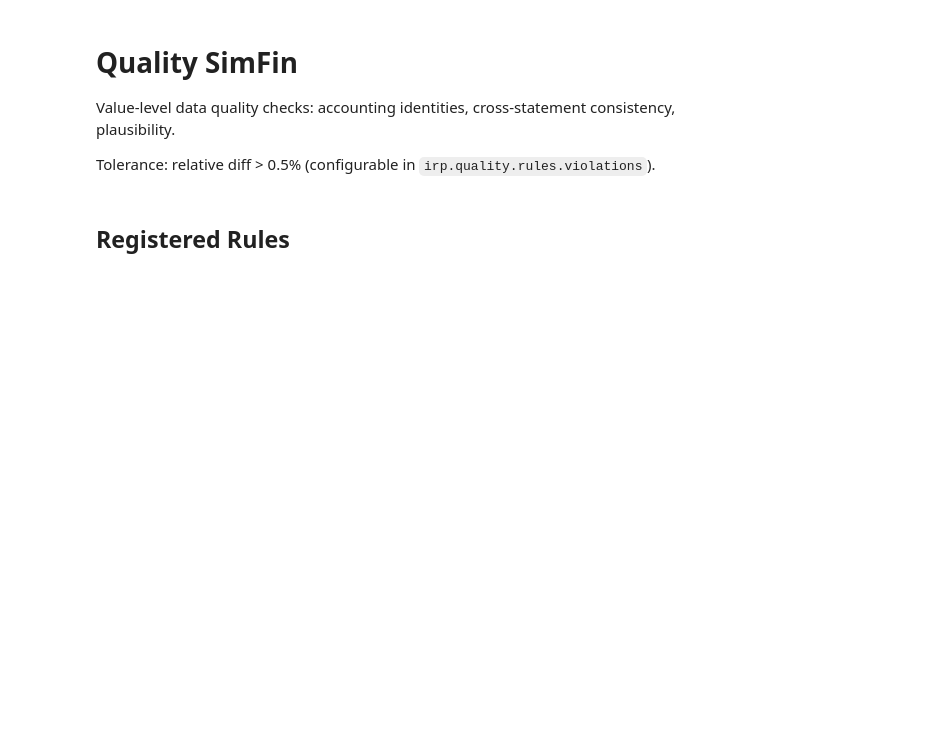
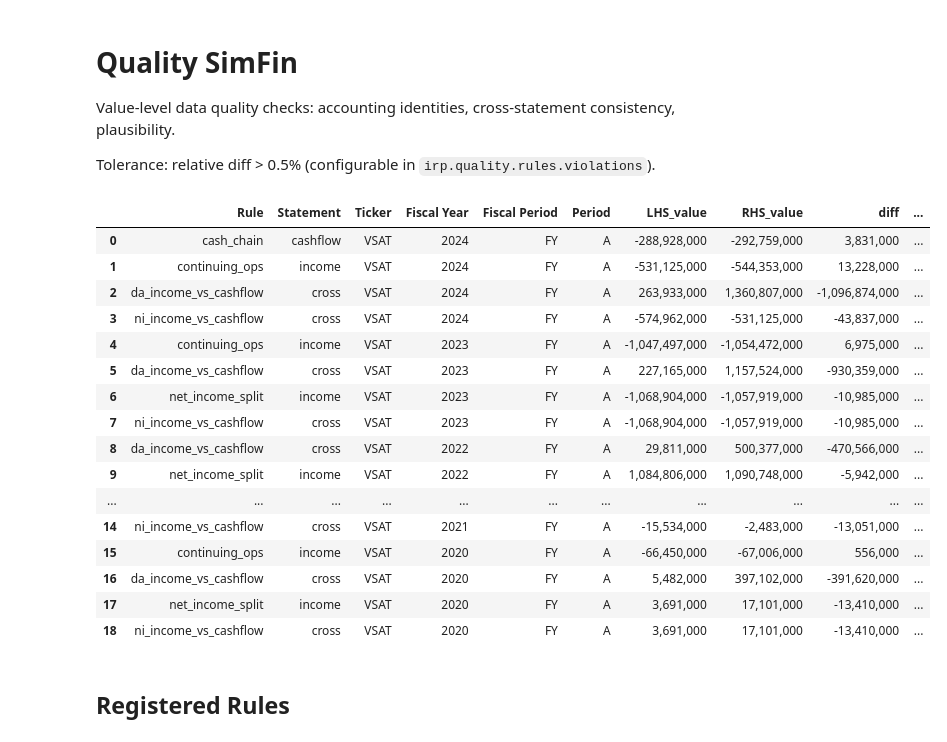
Before and after one commit to marcdumon/investment_research_platform, a Jupyter notebook: notebooks/quality_simfin.ipynb, the cells around one changed output. Drawn from its saved outputs; the diff is of its cells as text; code cells hidden in the pictures; blank space fills up the shorter version.

```diff
--- a/notebooks/quality_simfin.ipynb
+++ b/notebooks/quality_simfin.ipynb
@@ -28,6 +28,26 @@ _NUM_FMT: ExtFormatter = {
 }
 
 SAMPLE = ['AAPL', 'MSFT', 'NVDA', 'GOOGL', 'AMZN', 'META', 'JPM', 'XOM', 'JNJ', 'WMT']
+# %%
+run(['VSAT']).style.format(_NUM_FMT)
+# %% [output]
+|  | Rule | Statement | Ticker | Fiscal Year | Fiscal Period | Period | LHS_value | RHS_value | diff | ... |
+| 0 | cash_chain | cashflow | VSAT | 2024 | FY | A | -288,928,000 | -292,759,000 | 3,831,000 | ... |
+| 1 | continuing_ops | income | VSAT | 2024 | FY | A | -531,125,000 | -544,353,000 | 13,228,000 | ... |
+| 2 | da_income_vs_cashflow | cross | VSAT | 2024 | FY | A | 263,933,000 | 1,360,807,000 | -1,096,874,000 | ... |
+| 3 | ni_income_vs_cashflow | cross | VSAT | 2024 | FY | A | -574,962,000 | -531,125,000 | -43,837,000 | ... |
+| 4 | continuing_ops | income | VSAT | 2023 | FY | A | -1,047,497,000 | -1,054,472,000 | 6,975,000 | ... |
+| 5 | da_income_vs_cashflow | cross | VSAT | 2023 | FY | A | 227,165,000 | 1,157,524,000 | -930,359,000 | ... |
+| 6 | net_income_split | income | VSAT | 2023 | FY | A | -1,068,904,000 | -1,057,919,000 | -10,985,000 | ... |
+| 7 | ni_income_vs_cashflow | cross | VSAT | 2023 | FY | A | -1,068,904,000 | -1,057,919,000 | -10,985,000 | ... |
+| 8 | da_income_vs_cashflow | cross | VSAT | 2022 | FY | A | 29,811,000 | 500,377,000 | -470,566,000 | ... |
+| 9 | net_income_split | income | VSAT | 2022 | FY | A | 1,084,806,000 | 1,090,748,000 | -5,942,000 | ... |
+| ... | ... | ... | ... | ... | ... | ... | ... | ... | ... | ... |
+| 14 | ni_income_vs_cashflow | cross | VSAT | 2021 | FY | A | -15,534,000 | -2,483,000 | -13,051,000 | ... |
+| 15 | continuing_ops | income | VSAT | 2020 | FY | A | -66,450,000 | -67,006,000 | 556,000 | ... |
+| 16 | da_income_vs_cashflow | cross | VSAT | 2020 | FY | A | 5,482,000 | 397,102,000 | -391,620,000 | ... |
+| 17 | net_income_split | income | VSAT | 2020 | FY | A | 3,691,000 | 17,101,000 | -13,410,000 | ... |
+| 18 | ni_income_vs_cashflow | cross | VSAT | 2020 | FY | A | 3,691,000 | 17,101,000 | -13,410,000 | ... |
 # %% [markdown]
 ## Registered Rules
 # %%
```
Also changed, not shown: parts of 3 cells of this notebook, 7 other files.
